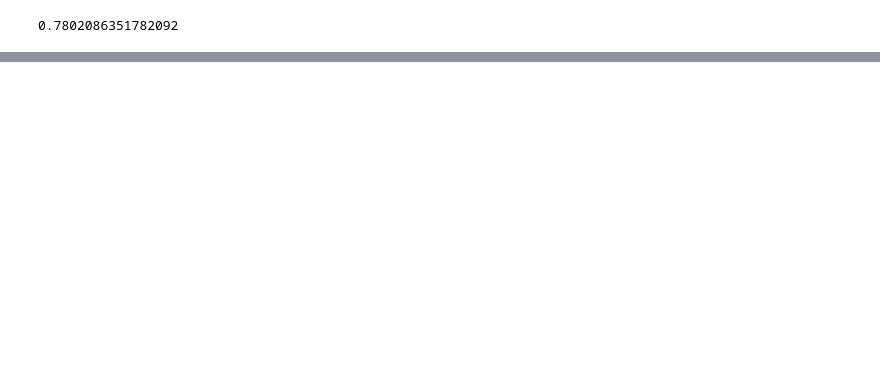
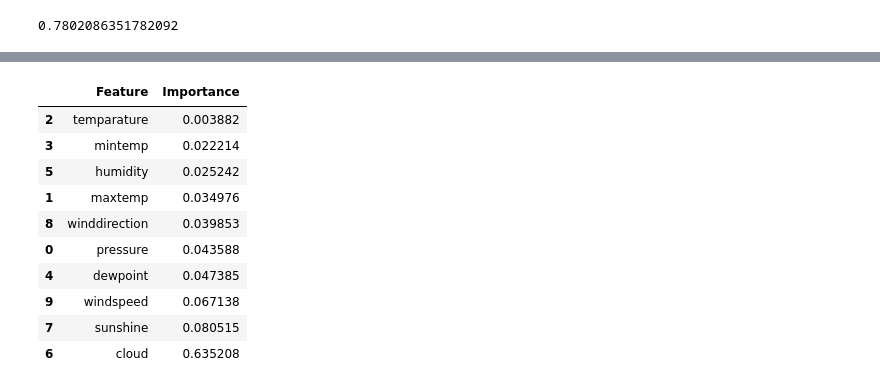
Before and after one commit to Keroshi/Kaggle-Binary-Prediction-of-Rainfall-Challenge, a Jupyter notebook: training_DTC.ipynb, the cells around one changed output, grey strips where cells are left out. Saved outputs shown, nothing was run; the diff lists cells and outputs as text; code cells hidden in the pictures; blank space fills up the shorter version.

```diff
--- a/training_DTC.ipynb
+++ b/training_DTC.ipynb
@@ -47,7 +50,7 @@ array([[-1.70136083,  0.67170214, -0.91380916, ..., -0.72939738,
 # %%
 X_train, X_test, y_train, y_test = train_test_split(scaled_data, target, test_size=0.2, random_state=42)
 # %%
-clf = DecisionTreeClassifier(max_depth=4, min_samples_split=5, min_samples_leaf=6)
+clf = DecisionTreeClassifier(criterion="gini",max_depth=4, min_samples_split=5, min_samples_leaf=2)
 clf.fit(X_train, y_train)
 y_pred = clf.predict(X_test)
 score = roc_auc_score(y_test, y_pred)
@@ -78,0 +82,18 @@ print(grid.best_params_)
+# %%
+criterion = ["gini", "entropy"]
+max_depth = [1, 2, 3, 4, 5, 6, 6, 7, 8, 9, 10]
+min_samples_split = [2, 3, 4, 5, 6, 7, 8, 9, 10]
+min_samples_leaf = [1, 2, 3, 4, 5, 6, 7, 8, 9, 10]
+arr = []
+
+for i in criterion:
+    for j in max_depth:
+        for k in min_samples_split:
+            for l in min_samples_leaf:
+                clf = DecisionTreeClassifier(criterion=i, max_depth=j, min_samples_split=k, min_samples_leaf=l)
+                clf.fit(X_train, y_train)
+                y_pred = clf.predict(X_test)
+                score = roc_auc_score(y_test, y_pred)
+                arr.append([i, j, k, l, score])
+
+arr
@@ -78,0 +140,19 @@ print(grid.best_params_)
+# %%
+importance_df = pd.DataFrame({
+    "Feature": train_df.columns,
+    "Importance": clf.feature_importances_,
+}).sort_values(by="Importance", ascending=True)
+
+importance_df
+# %% [output]
+|  | Feature | Importance |
+| 2 | temparature | 0.003882 |
+| 3 | mintemp | 0.022214 |
+| 5 | humidity | 0.025242 |
+| 1 | maxtemp | 0.034976 |
+| 8 | winddirection | 0.039853 |
+| 0 | pressure | 0.043588 |
+| 4 | dewpoint | 0.047385 |
+| 9 | windspeed | 0.067138 |
+| 7 | sunshine | 0.080515 |
+| 6 | cloud | 0.635208 |
```
Also changed, not shown: parts of 8 cells of this notebook, 11 other files.
